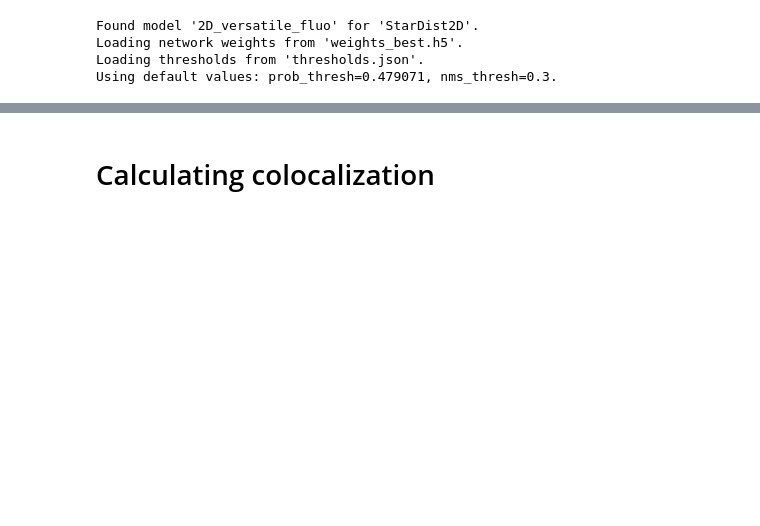
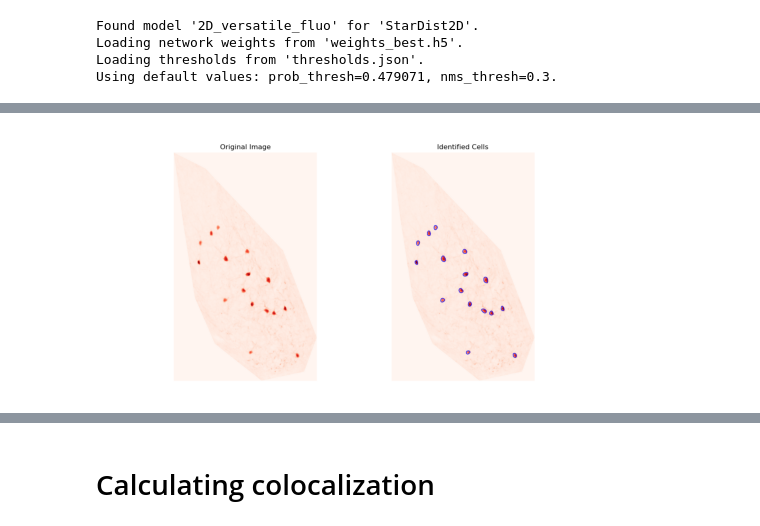
Before and after one commit to marccanela/cellrake, a Jupyter notebook: examples/example_notebook.ipynb, the cells around one changed output, grey strips where cells are left out. Cells and saved outputs as stored; diff of their text form; code cells hidden in the pictures; blank space fills up the shorter version.

```diff
--- a/examples/example_notebook.ipynb
+++ b/examples/example_notebook.ipynb
@@ -54,0 +54,7 @@ cfos_folder = Path("//folder/becell/Lab Projects/ERCstG_HighMemory/Data/Marc/git
+# %%
+image = mpimg.imread("./sample_data/tdt_analysis/labelled_images/C2-34453_B1_10X_BLA_001.png")
+plt.imshow(image)
+plt.axis('off')
+plt.show()
+# %% [output]
+[figure, added]
```
Also changed, not shown: parts of 21 cells of this notebook, 38 other files.
